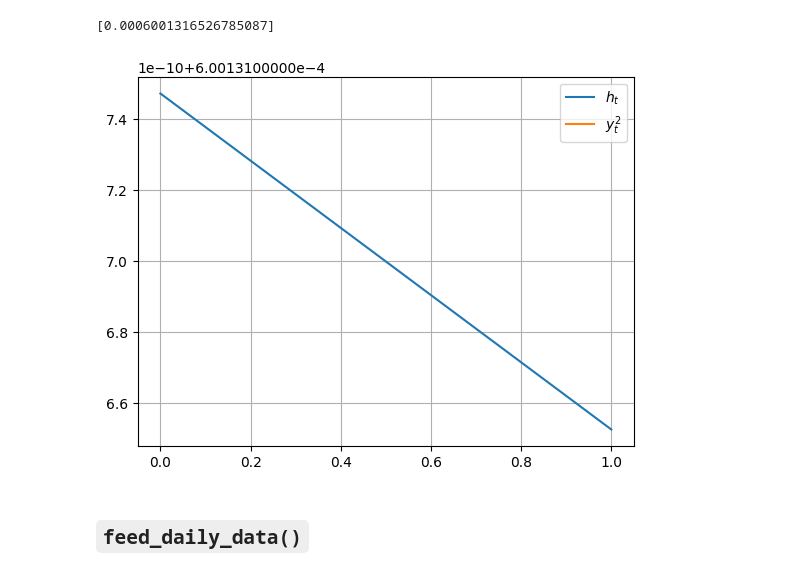
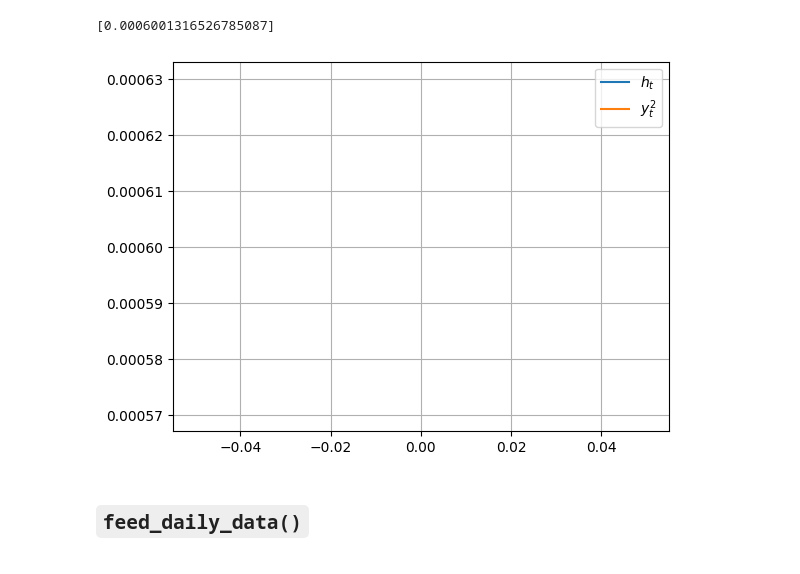
Before and after one commit to Northern125/fuzzy-volatility-modeling, a Jupyter notebook: ets_modeling/testing_model.ipynb, the cells around one changed output. Saved outputs shown, nothing was run; the diff lists cells and outputs as text; code cells hidden in the pictures.

Commit message:
[Feature] Rule-wise conditional variance
Implemented a possibility to choose which type of conditional variance lags should be used: aggregated (`h_{t-j}`) or rule-wise (`h_{t-j}^(k)`)

```diff
--- a/ets_modeling/testing_model.ipynb
+++ b/ets_modeling/testing_model.ipynb
@@ -219,8 +219,9 @@ starting_index = max(p, q)
 
 # train_sample_std = train.std()
 # first_h = [train_sample_std ** 2] * starting_index
-first_h = [train[0] ** 2] * starting_index  # TODO: TRY THIS
-first_h = np.array(first_h)
+past_h_type = 'rule-wise'
+first_h = [train[0] ** 2] * starting_index
+first_h = np.array([first_h for _ in range(n_clusters)]).T.copy()
 
 # parameters constraints
 lower_bounds = [0] * (1 + p + q) * n_clusters
@@ -324,7 +325,8 @@ fvm = FuzzyVolatilityModel(train,
                            first_h=first_h,
                            optimization=optimization,
                            optimization_parameters=optimization_parameters,
-                           clustered_space_dim=x_dim
+                           clustered_space_dim=x_dim,
+                           past_h_type=past_h_type
                           )
 # %%
 fvm.n_clusters = 1
@@ -440,14 +446,14 @@ fvm._hist_output
 # %% [output]
 [0.0006001316526785087]
 # %%
-plt.plot(fvm.h, label='$h_t$')
-plt.plot(train.values ** 2, label='$y_t^2$')
+plt.plot(fvm._hist_output, label='$h_t$')
+plt.plot(train.values[1:] ** 2, label='$y_t^2$')
 
 plt.legend()
 plt.grid()
 plt.show()
 # %% [output]
-[figure, old version]
+[figure, new version]
 # %% [markdown]
 ## `feed_daily_data()`
 # %%
```
Also changed, not shown: parts of 19 cells of this notebook, 4 other files.
